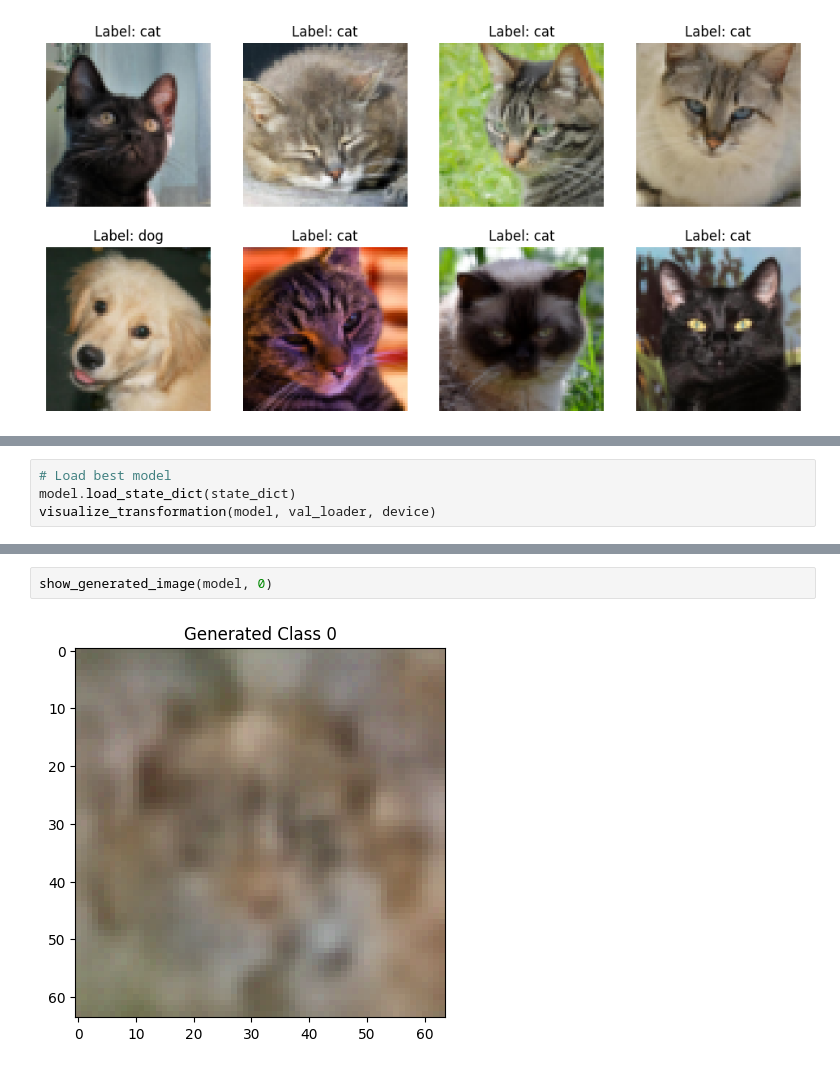
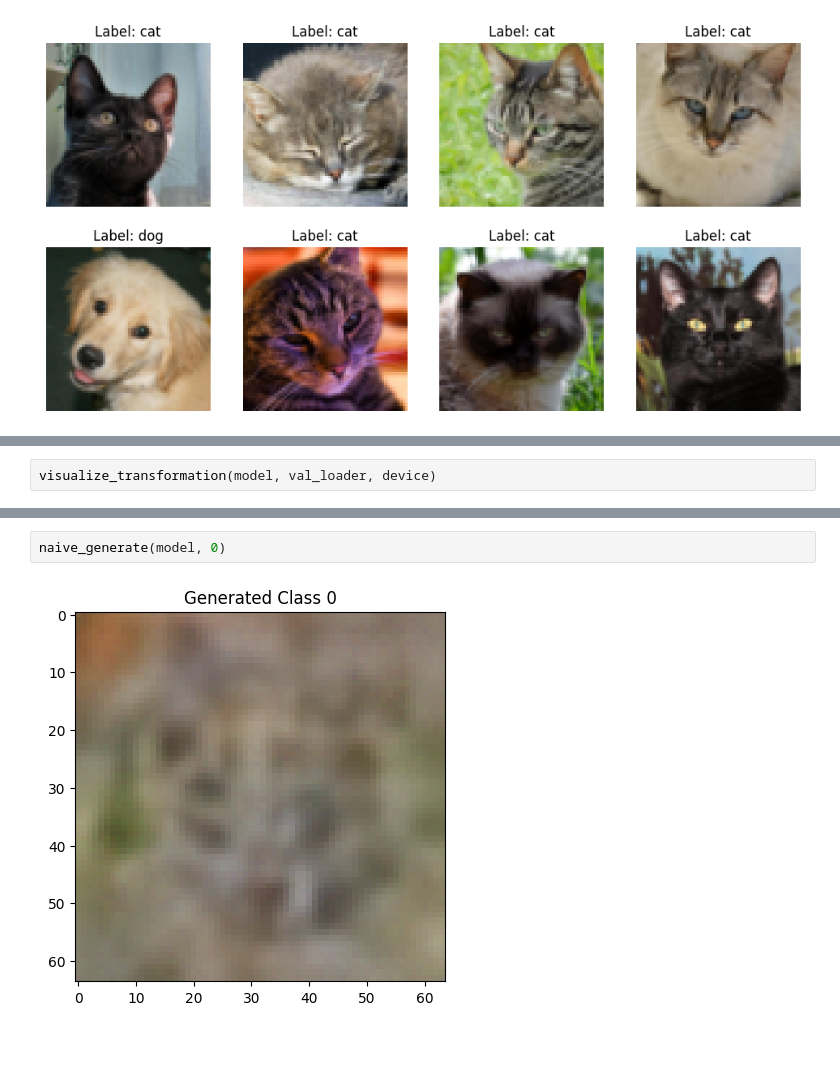
Before and after one commit to robertbejan/deepavance, a Jupyter notebook: miniproject_VAE.ipynb, the cells around one changed output, grey strips where cells are left out. Drawn from its saved outputs; the diff is of its cells as text.

```diff
--- a/miniproject_VAE.ipynb
+++ b/miniproject_VAE.ipynb
@@ -320,5 +410,3 @@ torch.save(state_dict, f"cvae_basic_40epochs.pth")
 # %%
-# Load best model
-model.load_state_dict(state_dict)
 visualize_transformation(model, val_loader, device)
 # %% [output]
@@ -341,4 +414,4 @@ def show_generated_image(model, label):
 # %%
-show_generated_image(model, 0)
+naive_generate(model, 0)
 # %% [output]
-[figure, old version]
+[figure, new version]
```
Also changed, not shown: parts of 17 cells of this notebook, 1 other file.
